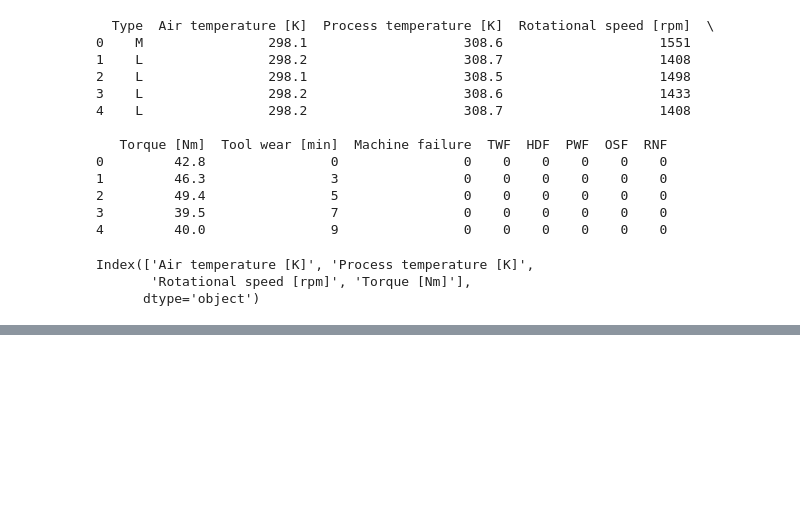
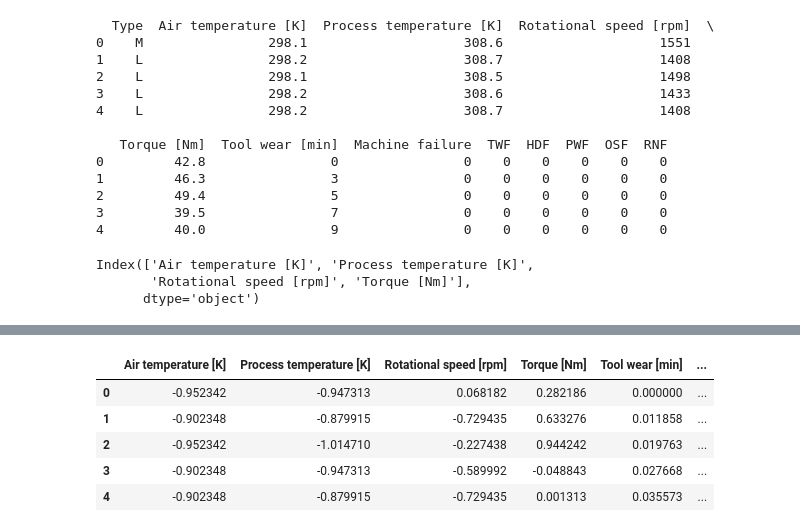
Before and after one commit to LingbINgx/Predict, a Jupyter notebook: test.ipynb, the cells around one changed output, grey strips where cells are left out. Saved outputs shown, nothing was run; the diff lists cells and outputs as text; code cells hidden in the pictures; blank space fills up the shorter version.

```diff
--- a/test.ipynb
+++ b/test.ipynb
@@ -96,0 +111,10 @@ Count of PWF: 95
+# %%
+data = pd.get_dummies(data)
+data.head()
+# %% [output]
+|  | Air temperature [K] | Process temperature [K] | Rotational speed [rpm] | Torque [Nm] | Tool wear [min] | ... |
+| 0 | -0.952342 | -0.947313 | 0.068182 | 0.282186 | 0.000000 | ... |
+| 1 | -0.902348 | -0.879915 | -0.729435 | 0.633276 | 0.011858 | ... |
+| 2 | -0.952342 | -1.014710 | -0.227438 | 0.944242 | 0.019763 | ... |
+| 3 | -0.902348 | -0.947313 | -0.589992 | -0.048843 | 0.027668 | ... |
+| 4 | -0.902348 | -0.879915 | -0.729435 | 0.001313 | 0.035573 | ... |
```
Also changed, not shown: parts of 8 cells of this notebook, 3 other files.
